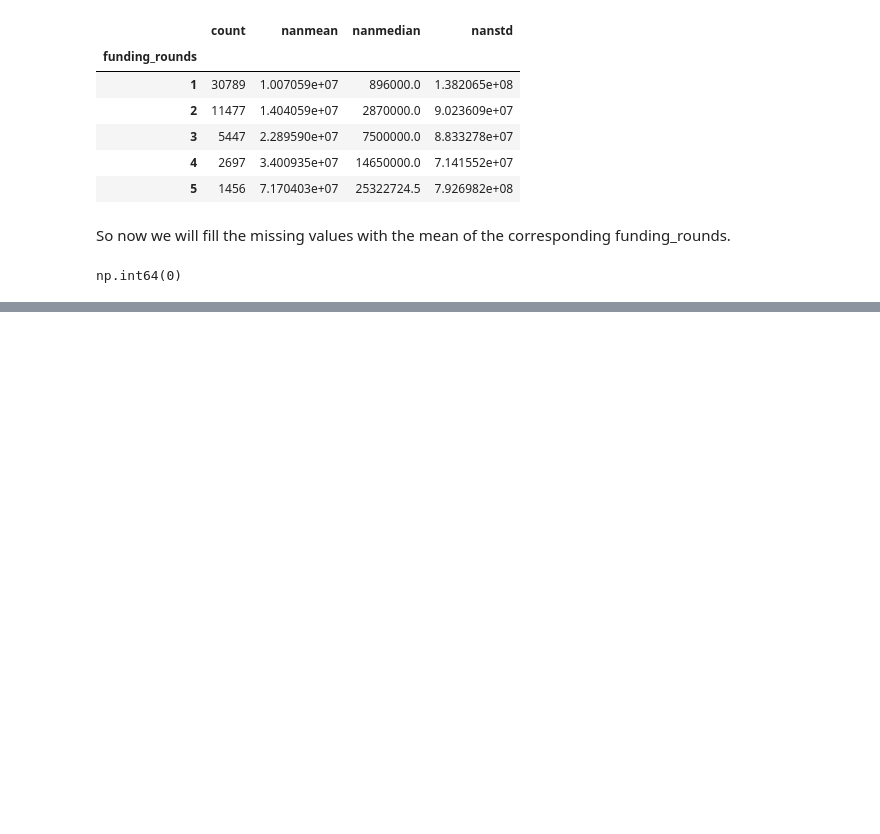
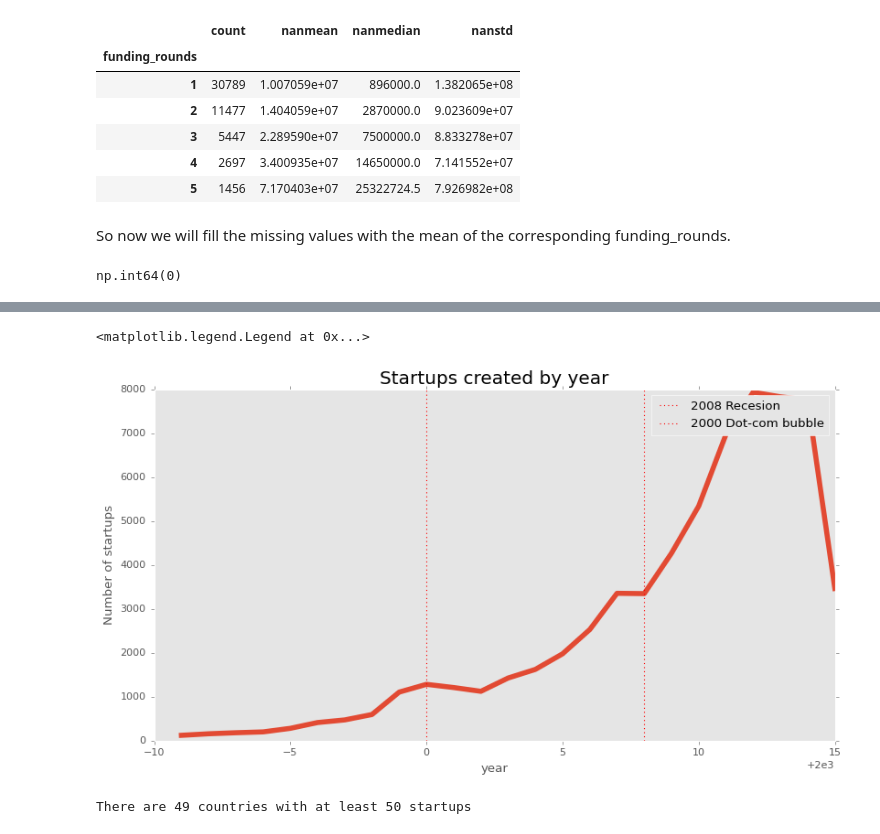
Before and after one commit to daxmodi1/IdeoScore, a Jupyter notebook: notebooks/01_Analysis_startup.ipynb, the cells around one changed output, grey strips where cells are left out. Saved outputs shown, nothing was run; the diff lists cells and outputs as text; code cells hidden in the pictures; blank space fills up the shorter version.

```diff
--- a/notebooks/01_Analysis_startup.ipynb
+++ b/notebooks/01_Analysis_startup.ipynb
@@ -216,0 +420,20 @@ np.int64(0)
+# %%
+plt.figure(figsize=(12,6))
+plt.title('Startups created by year', size=18)
+plt.ylabel('Number of startups',size=12)
+plt.grid()
+sns.lineplot(data=year_status, x=year_status.index, y=year_status.total, linewidth=5)
+plt.axvline(x=2008, color="red", label="2008 Recesion",linestyle=':')
+plt.axvline(x=2000, color="red", label="2000 Dot-com bubble",linestyle=':')
+plt.legend()
+# %% [output]
+<matplotlib.legend.Legend at 0x...>
+[figure, added]
+# %%
+country_status = group_by_status('country')
+
+# Filter by countries with at least 50 startups
+countries_most = country_status.total[country_status.total >= 50]
+print(f'There are {countries_most.count()} countries with at least 50 startups')
+# %% [output]
+There are 49 countries with at least 50 startups
```
Also changed, not shown: parts of 27 cells of this notebook.
